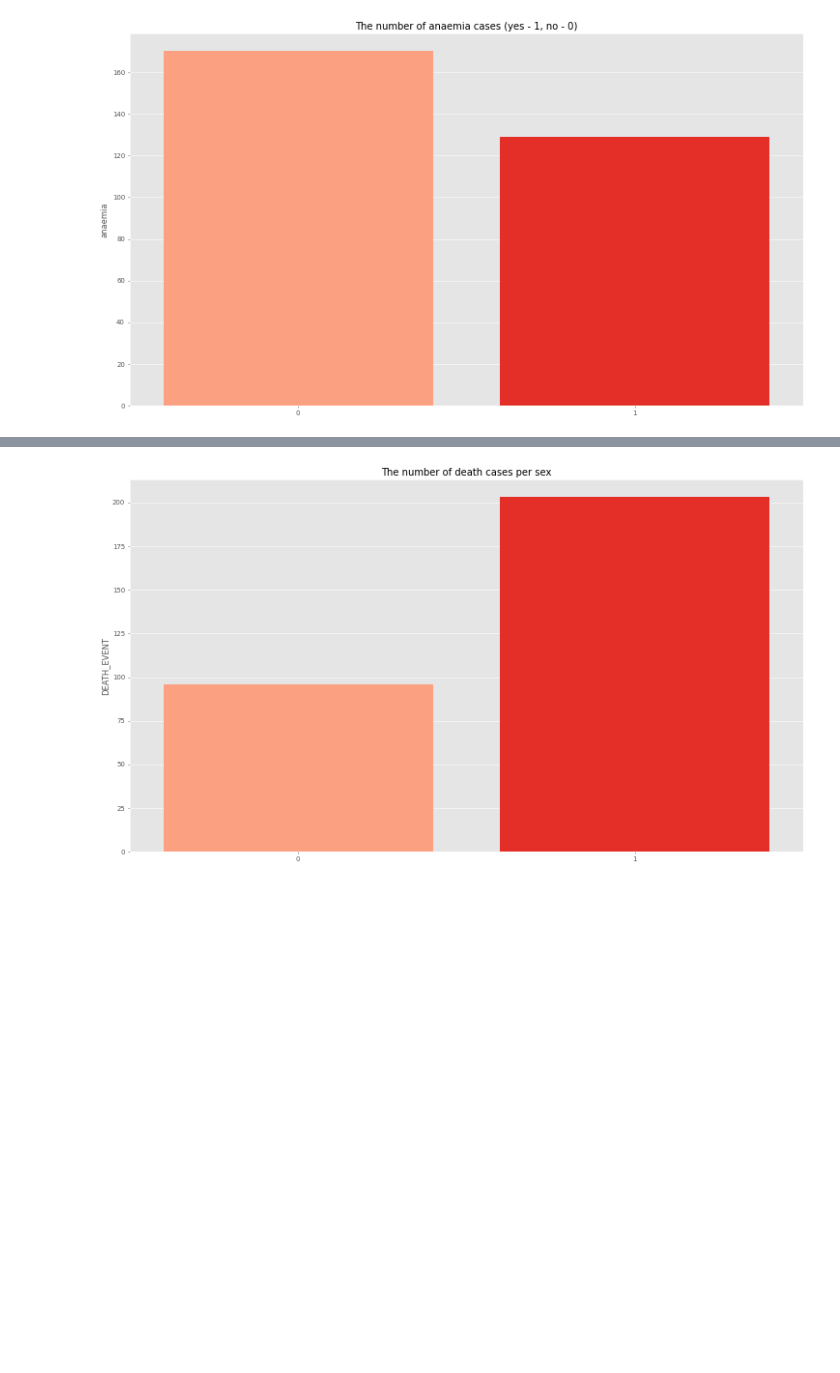
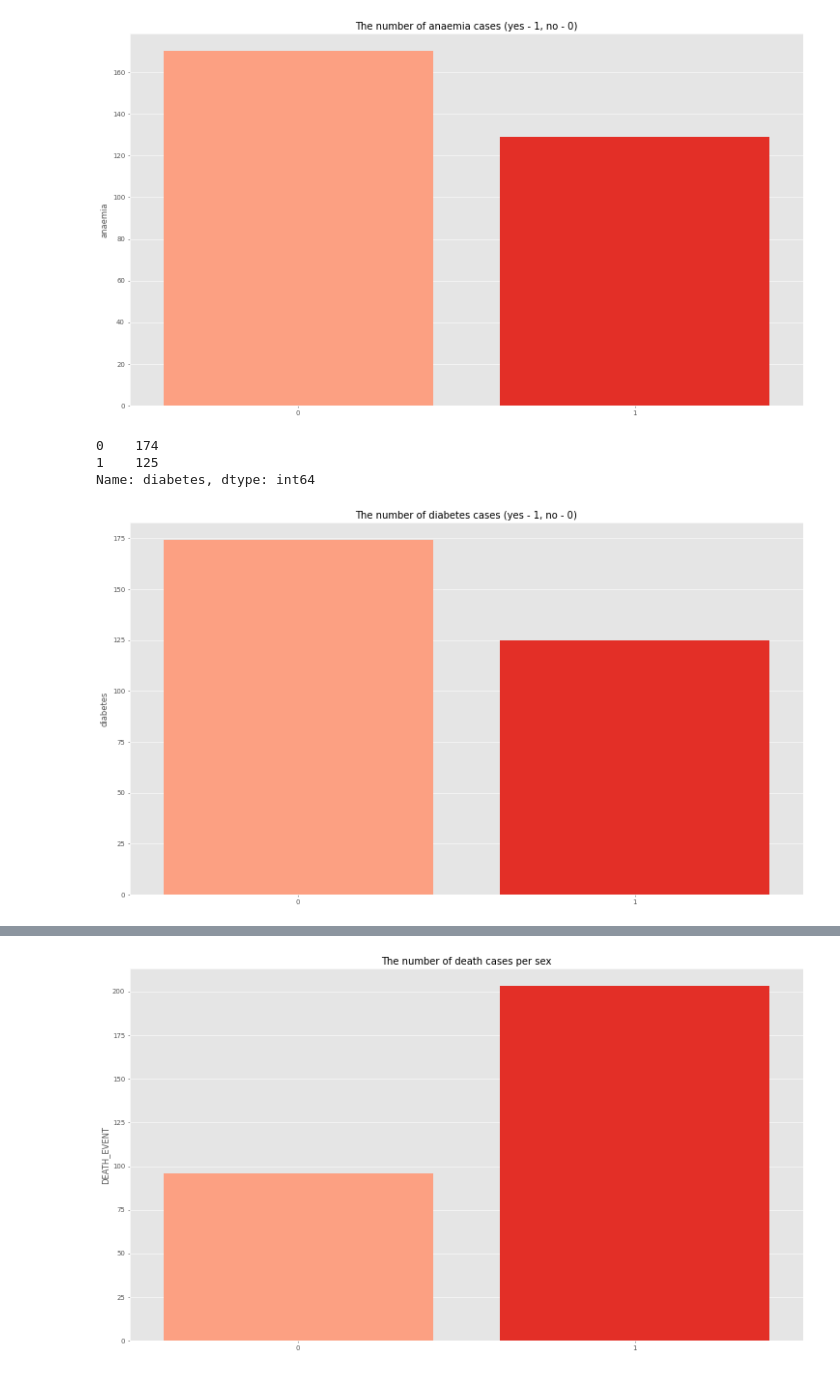
Before and after one commit to JonathanAdi7/Final-Project_Kelompok4, a Jupyter notebook: PYTN_KampusMerdeka_fp3_Kelompok 4 .ipynb, the cells around one changed output, grey strips where cells are left out. Drawn from its saved outputs; the diff is of its cells as text; code cells hidden in the pictures; blank space fills up the shorter version.

```diff
--- a/PYTN_KampusMerdeka_fp3_Kelompok 4 .ipynb
+++ b/PYTN_KampusMerdeka_fp3_Kelompok 4 .ipynb
@@ -362,3 +362,16 @@ sns.barplot(x = data["anaemia"].value_counts().index,
 1    129
 Name: anaemia, dtype: int64
 [figure]
+# %%
+print(data["diabetes"].value_counts())
+plt.figure(figsize = (18, 10), dpi = 50, edgecolor = "black")
+
+sns.barplot(x = data["diabetes"].value_counts().index,
+            y = data["diabetes"].value_counts(),
+            data = data, palette = "Reds",
+            saturation = 1).set(title = "The number of diabetes cases (yes - 1, no - 0)");
+# %% [output]
+0    174
+1    125
+Name: diabetes, dtype: int64
+[figure, added]
```
Also changed, not shown: parts of 33 cells of this notebook.
